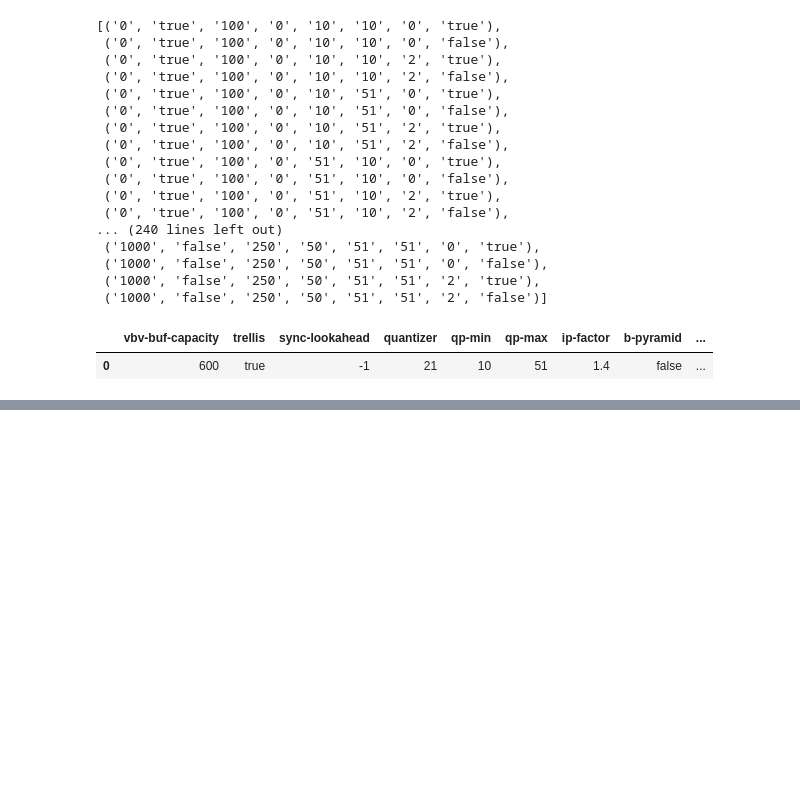
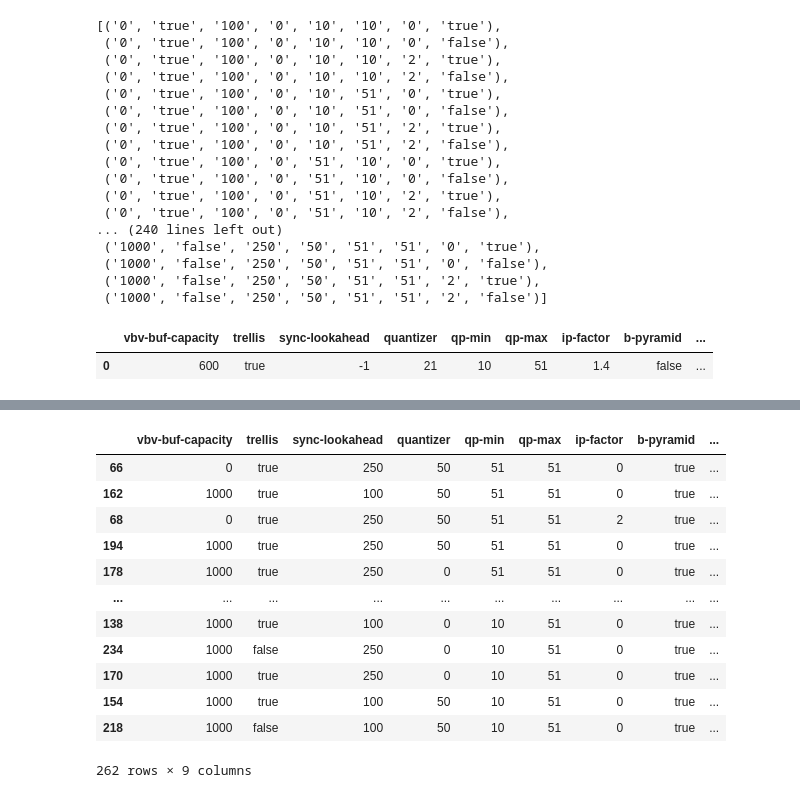
Before and after one commit to uraninjo/GstreamerWorks, a Jupyter notebook: Sunum/comp/deneme.ipynb, the cells around one changed output, grey strips where cells are left out. Saved outputs shown, nothing was run; the diff lists cells and outputs as text; code cells hidden in the pictures; blank space fills up the shorter version.

```diff
--- a/Sunum/comp/deneme.ipynb
+++ b/Sunum/comp/deneme.ipynb
@@ -171,2 +177,18 @@ dff
 # %%
 dff.to_csv('others_kombinasyon.csv')
+# %%
+dff.sort_values('MegaBytes',ascending=False)
+# %% [output]
+|  | vbv-buf-capacity | trellis | sync-lookahead | quantizer | qp-min | qp-max | ip-factor | b-pyramid | ... |
+| 66 | 0 | true | 250 | 50 | 51 | 51 | 0 | true | ... |
+| 162 | 1000 | true | 100 | 50 | 51 | 51 | 0 | true | ... |
+| 68 | 0 | true | 250 | 50 | 51 | 51 | 2 | true | ... |
+| 194 | 1000 | true | 250 | 50 | 51 | 51 | 0 | true | ... |
+| 178 | 1000 | true | 250 | 0 | 51 | 51 | 0 | true | ... |
+| ... | ... | ... | ... | ... | ... | ... | ... | ... | ... |
+| 138 | 1000 | true | 100 | 0 | 10 | 51 | 0 | true | ... |
+| 234 | 1000 | false | 250 | 0 | 10 | 51 | 0 | true | ... |
+| 170 | 1000 | true | 250 | 0 | 10 | 51 | 0 | true | ... |
+| 154 | 1000 | true | 100 | 50 | 10 | 51 | 0 | true | ... |
+| 218 | 1000 | false | 100 | 50 | 10 | 51 | 0 | true | ... |
+262 rows × 9 columns
```
Also changed, not shown: parts of 2 cells of this notebook, 1 other file.
